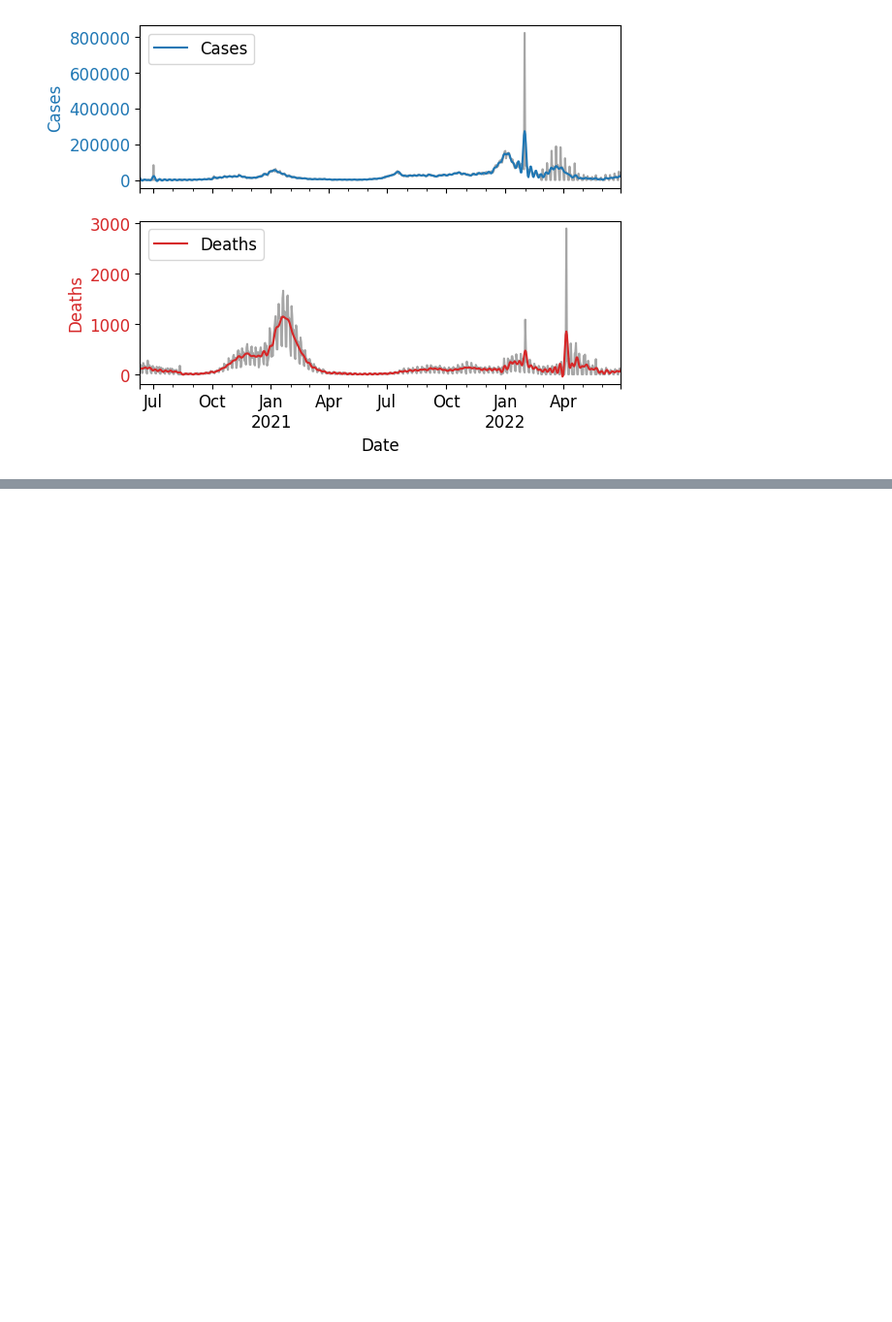
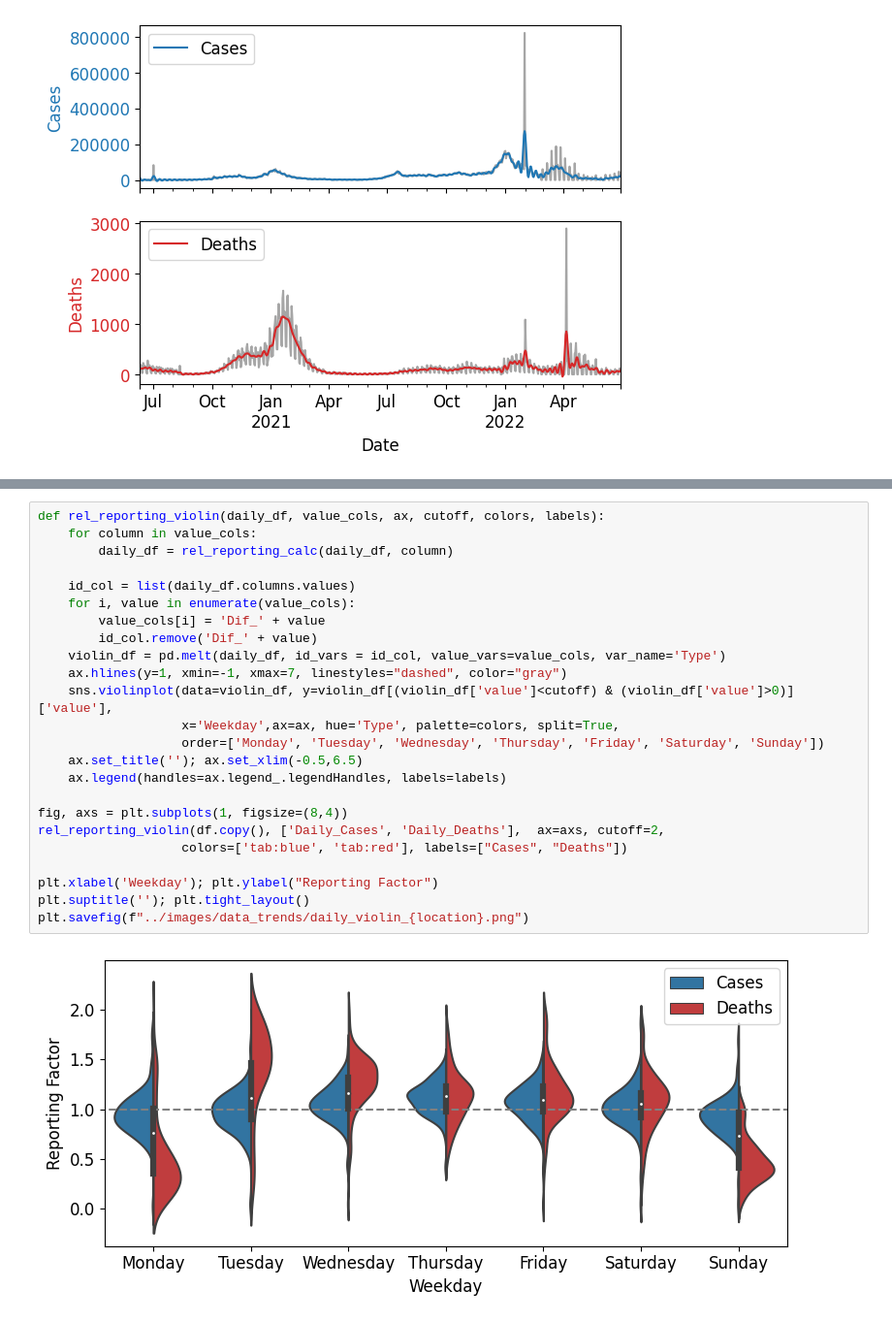
Before and after one commit to KCGallagher/periodic-sampling, a Jupyter notebook: analysis/data_trends.ipynb, the cells around one changed output, grey strips where cells are left out. Shown: that part at 97% size. Cells and saved outputs as stored; diff of their text form; blank space fills up the shorter version.

```diff
--- a/analysis/data_trends.ipynb
+++ b/analysis/data_trends.ipynb
@@ -164,0 +205,26 @@ plt.savefig(f"../images/data_trends/daily_ifft_{location}_cutoff{cutoff}.png")
+# %%
+def rel_reporting_violin(daily_df, value_cols, ax, cutoff, colors, labels):
+    for column in value_cols:
+        daily_df = rel_reporting_calc(daily_df, column)
+
+    id_col = list(daily_df.columns.values)
+    for i, value in enumerate(value_cols):
+        value_cols[i] = 'Dif_' + value
+        id_col.remove('Dif_' + value)
+    violin_df = pd.melt(daily_df, id_vars = id_col, value_vars=value_cols, var_name='Type')
+    ax.hlines(y=1, xmin=-1, xmax=7, linestyles="dashed", color="gray")
+    sns.violinplot(data=violin_df, y=violin_df[(violin_df['value']<cutoff) & (violin_df['value']>0)]['value'],
+                   x='Weekday',ax=ax, hue='Type', palette=colors, split=True,
+                   order=['Monday', 'Tuesday', 'Wednesday', 'Thursday', 'Friday', 'Saturday', 'Sunday'])
+    ax.set_title(''); ax.set_xlim(-0.5,6.5)
+    ax.legend(handles=ax.legend_.legendHandles, labels=labels)
+
+fig, axs = plt.subplots(1, figsize=(8,4))
+rel_reporting_violin(df.copy(), ['Daily_Cases', 'Daily_Deaths'],  ax=axs, cutoff=2,
+                   colors=['tab:blue', 'tab:red'], labels=["Cases", "Deaths"])
+
+plt.xlabel('Weekday'); plt.ylabel("Reporting Factor")
+plt.suptitle(''); plt.tight_layout()
+plt.savefig(f"../images/data_trends/daily_violin_{location}.png")
+# %% [output]
+[figure, added]
```
Also changed, not shown: parts of 4 cells of this notebook, 2 other files.
